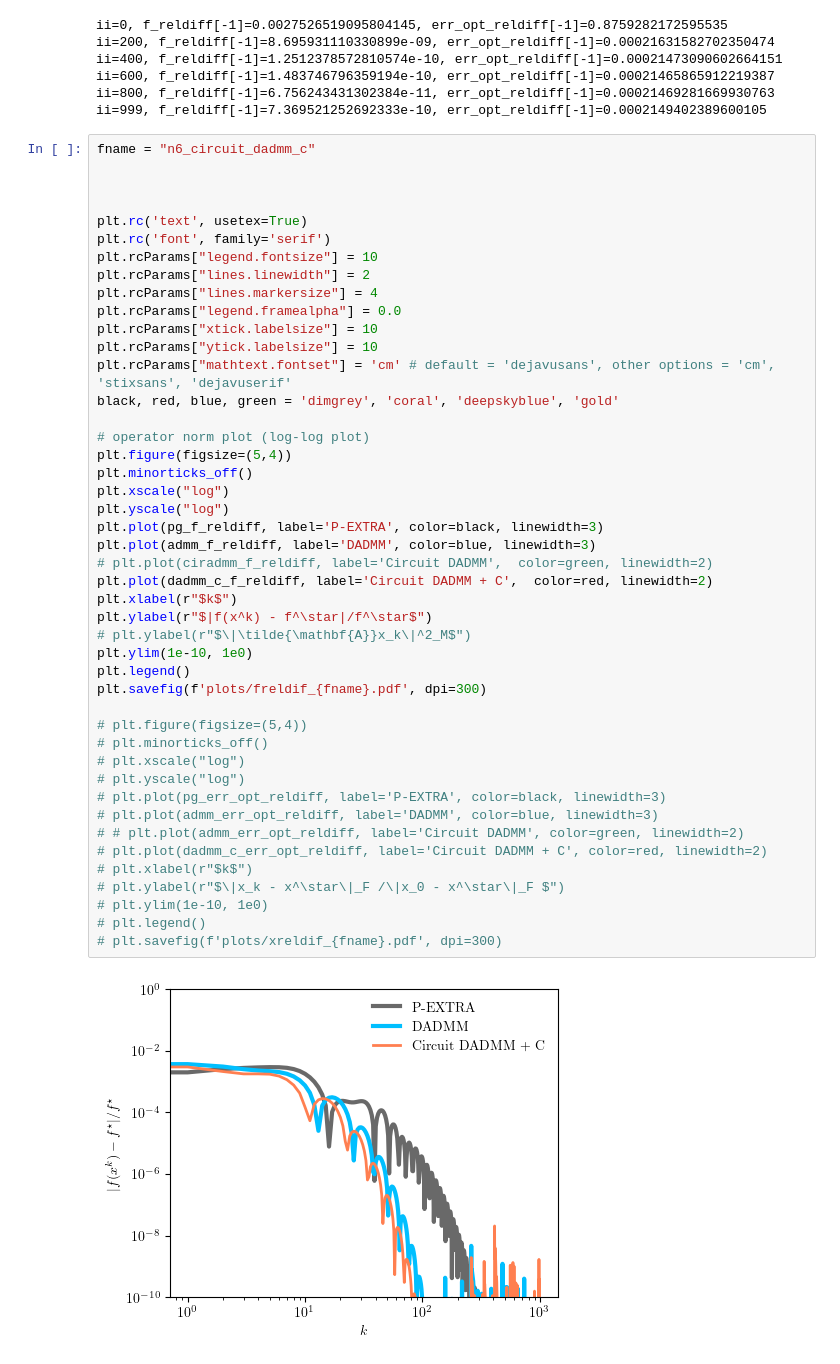
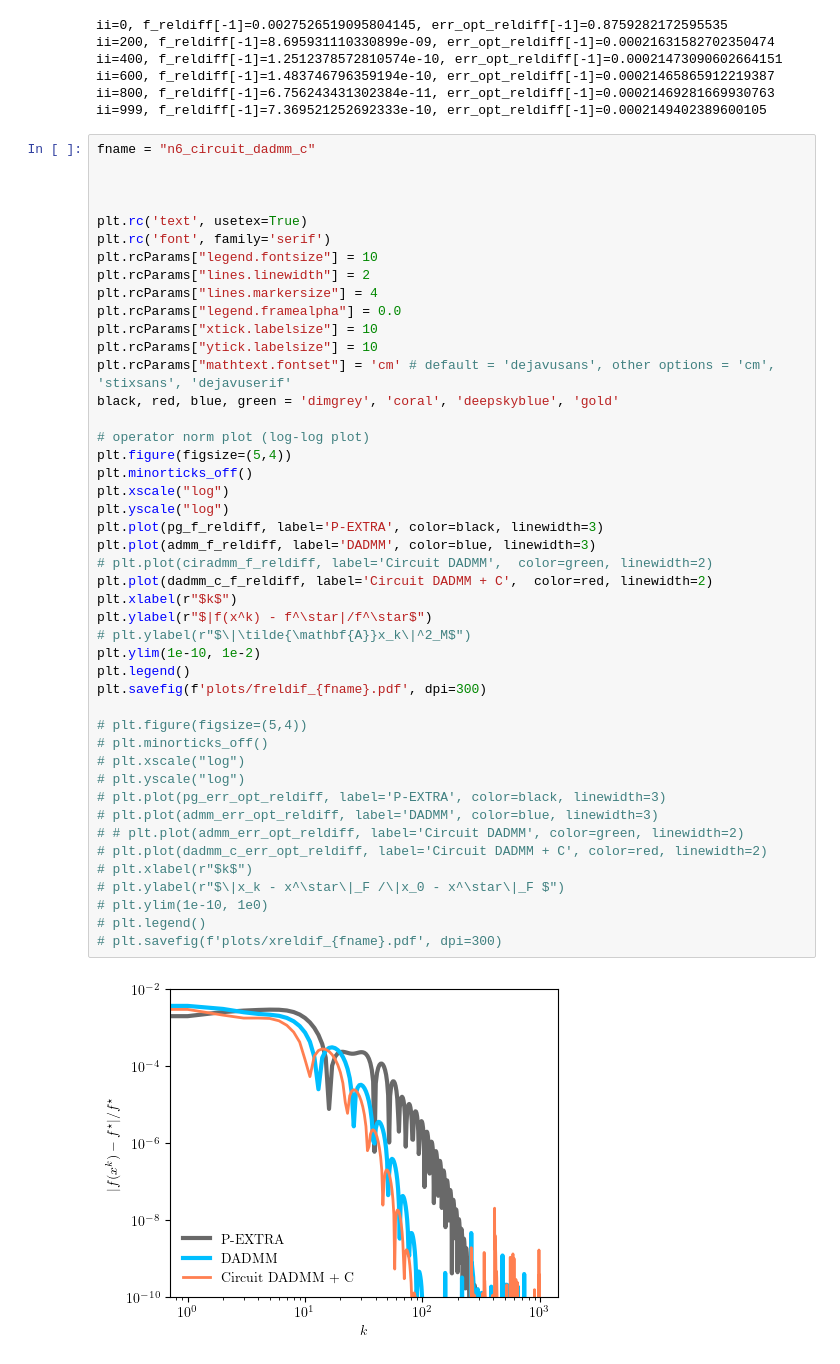
Before and after one commit to cvxgrp/optimization_via_circuits, a Jupyter notebook: convergence/dgeom_median_experiment.ipynb, the cells around one changed output. Drawn from its saved outputs; the diff is of its cells as text.

```diff
--- a/convergence/dgeom_median_experiment.ipynb
+++ b/convergence/dgeom_median_experiment.ipynb
@@ -172,32 +172,32 @@ black, red, blue, green = 'dimgrey', 'coral', 'deepskyblue', 'gold'
 
 # operator norm plot (log-log plot)
 plt.figure(figsize=(5,4))
 plt.minorticks_off()
 plt.xscale("log")
 plt.yscale("log")
 plt.plot(pg_f_reldiff, label='P-EXTRA', color=black, linewidth=3)
 plt.plot(admm_f_reldiff, label='DADMM', color=blue, linewidth=3)
 # plt.plot(ciradmm_f_reldiff, label='Circuit DADMM',  color=green, linewidth=2)
 plt.plot(dadmm_c_f_reldiff, label='Circuit DADMM + C',  color=red, linewidth=2)
 plt.xlabel(r"$k$")
 plt.ylabel(r"$|f(x^k) - f^\star|/f^\star$")
 # plt.ylabel(r"$\|\tilde{\mathbf{A}}x_k\|^2_M$")
-plt.ylim(1e-10, 1e0)
+plt.ylim(1e-10, 1e-2)
 plt.legend()
 plt.savefig(f'plots/freldif_{fname}.pdf', dpi=300)
 
 # plt.figure(figsize=(5,4))
 # plt.minorticks_off()
 # plt.xscale("log")
 # plt.yscale("log")
 # plt.plot(pg_err_opt_reldiff, label='P-EXTRA', color=black, linewidth=3)
 # plt.plot(admm_err_opt_reldiff, label='DADMM', color=blue, linewidth=3)
 # # plt.plot(admm_err_opt_reldiff, label='Circuit DADMM', color=green, linewidth=2)
 # plt.plot(dadmm_c_err_opt_reldiff, label='Circuit DADMM + C', color=red, linewidth=2)
 # plt.xlabel(r"$k$")
 # plt.ylabel(r"$\|x_k - x^\star\|_F /\|x_0 - x^\star\|_F $")
 # plt.ylim(1e-10, 1e0)
 # plt.legend()
 # plt.savefig(f'plots/xreldif_{fname}.pdf', dpi=300)
 # %% [output]
-[figure, old version]
+[figure, new version]
```
